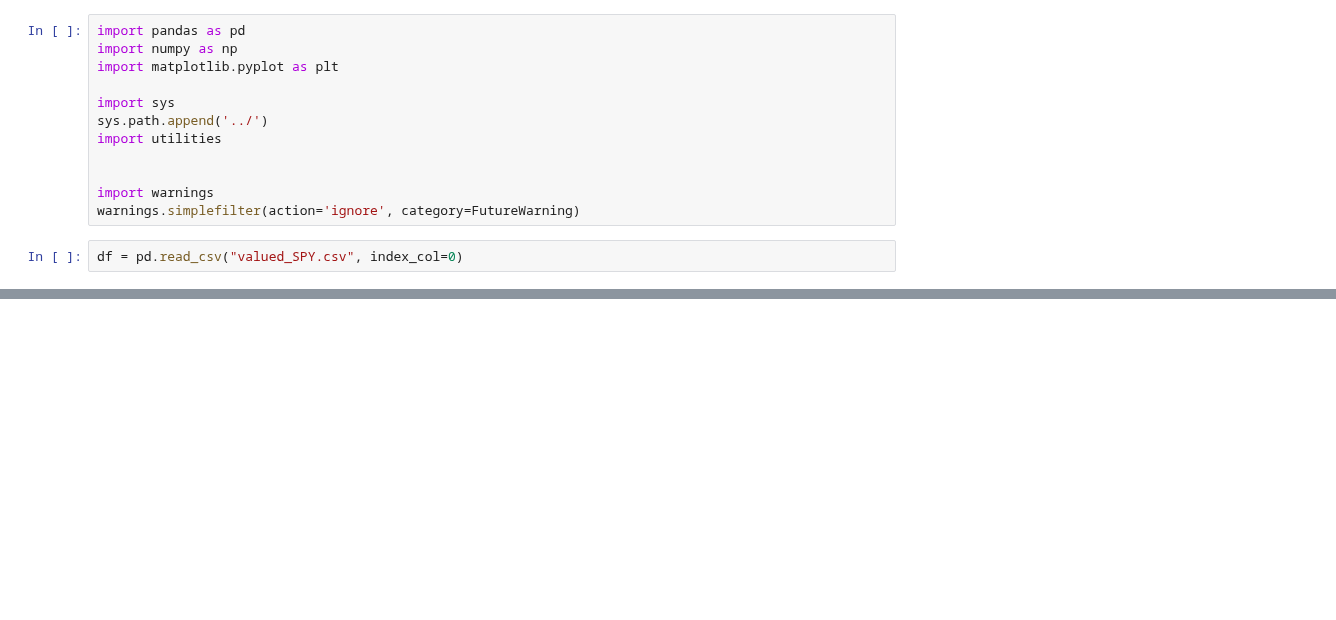
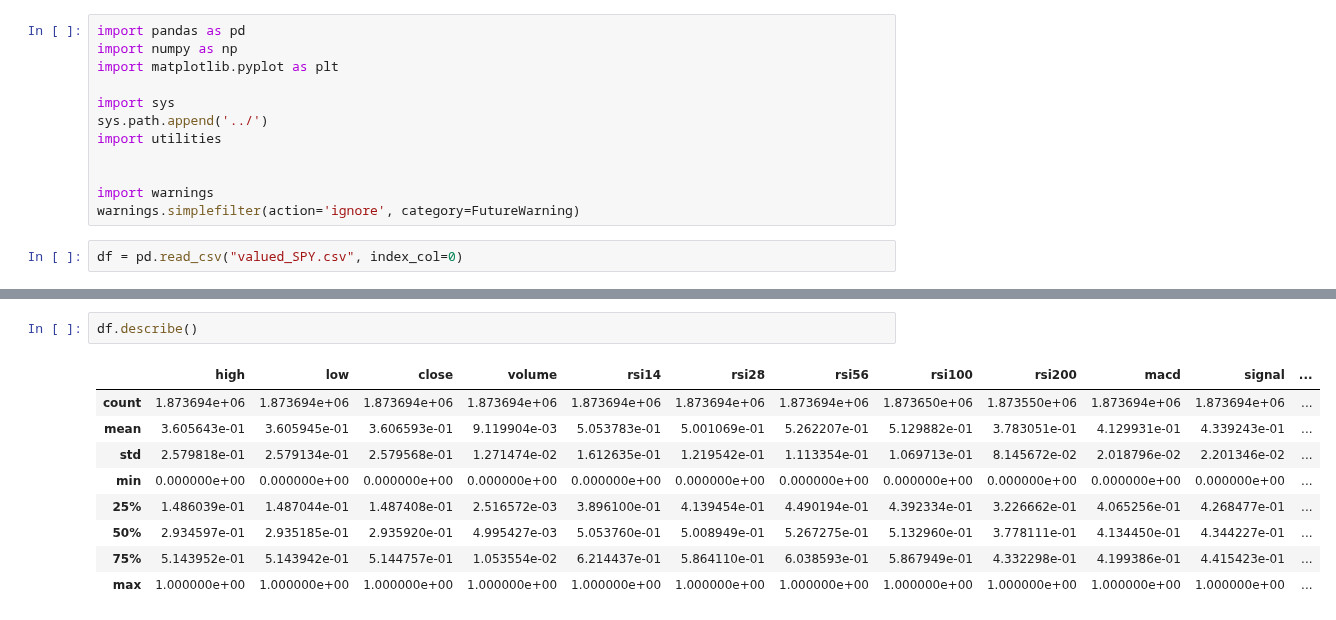
Before and after one commit to kh3dron/biz, a Jupyter notebook: models/dumb_classifier.ipynb, the cells around one changed output, grey strips where cells are left out. Drawn from its saved outputs; the diff is of its cells as text; blank space fills up the shorter version.

```diff
--- a/models/dumb_classifier.ipynb
+++ b/models/dumb_classifier.ipynb
@@ -26,2 +28,14 @@ plt.show()
+# %%
+df.describe()
+# %% [output]
+|  | high | low | close | volume | rsi14 | rsi28 | rsi56 | rsi100 | rsi200 | macd | signal | ... |
+| count | 1.873694e+06 | 1.873694e+06 | 1.873694e+06 | 1.873694e+06 | 1.873694e+06 | 1.873694e+06 | 1.873694e+06 | 1.873650e+06 | 1.873550e+06 | 1.873694e+06 | 1.873694e+06 | ... |
+| mean | 3.605643e-01 | 3.605945e-01 | 3.606593e-01 | 9.119904e-03 | 5.053783e-01 | 5.001069e-01 | 5.262207e-01 | 5.129882e-01 | 3.783051e-01 | 4.129931e-01 | 4.339243e-01 | ... |
+| std | 2.579818e-01 | 2.579134e-01 | 2.579568e-01 | 1.271474e-02 | 1.612635e-01 | 1.219542e-01 | 1.113354e-01 | 1.069713e-01 | 8.145672e-02 | 2.018796e-02 | 2.201346e-02 | ... |
+| min | 0.000000e+00 | 0.000000e+00 | 0.000000e+00 | 0.000000e+00 | 0.000000e+00 | 0.000000e+00 | 0.000000e+00 | 0.000000e+00 | 0.000000e+00 | 0.000000e+00 | 0.000000e+00 | ... |
+| 25% | 1.486039e-01 | 1.487044e-01 | 1.487408e-01 | 2.516572e-03 | 3.896100e-01 | 4.139454e-01 | 4.490194e-01 | 4.392334e-01 | 3.226662e-01 | 4.065256e-01 | 4.268477e-01 | ... |
+| 50% | 2.934597e-01 | 2.935185e-01 | 2.935920e-01 | 4.995427e-03 | 5.053760e-01 | 5.008949e-01 | 5.267275e-01 | 5.132960e-01 | 3.778111e-01 | 4.134450e-01 | 4.344227e-01 | ... |
+| 75% | 5.143952e-01 | 5.143942e-01 | 5.144757e-01 | 1.053554e-02 | 6.214437e-01 | 5.864110e-01 | 6.038593e-01 | 5.867949e-01 | 4.332298e-01 | 4.199386e-01 | 4.415423e-01 | ... |
+| max | 1.000000e+00 | 1.000000e+00 | 1.000000e+00 | 1.000000e+00 | 1.000000e+00 | 1.000000e+00 | 1.000000e+00 | 1.000000e+00 | 1.000000e+00 | 1.000000e+00 | 1.000000e+00 | ... |
 # %%
 import numpy as np
```
Also changed, not shown: parts of 6 cells of this notebook.
